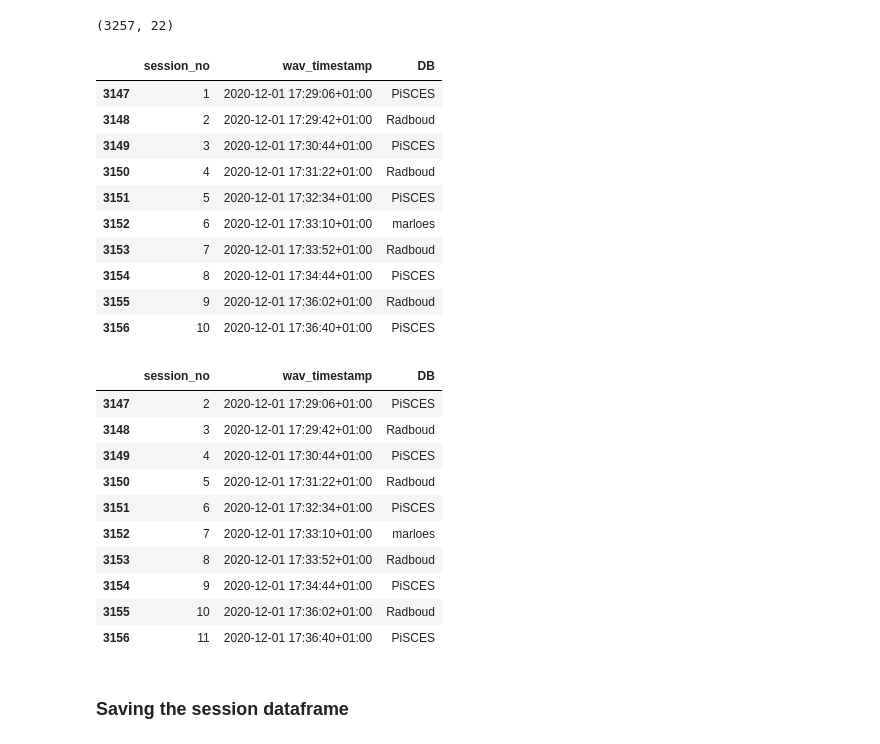
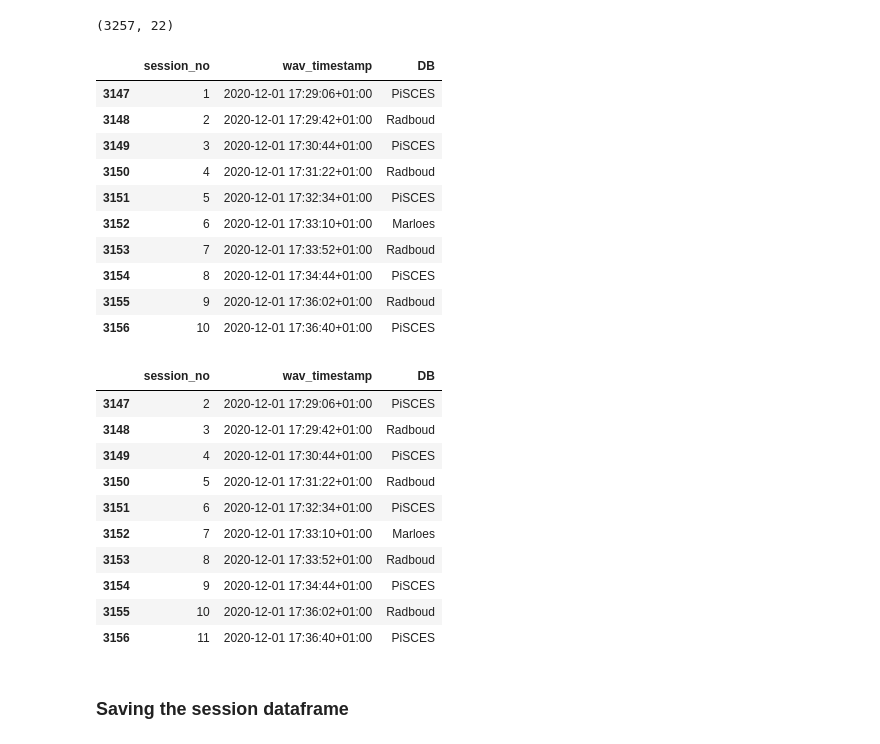
Before and after one commit to predict-idlab/gssp_analysis, a Jupyter notebook: notebooks/0.1_EDA.ipynb, the cells around one changed output. Cells and saved outputs as stored; diff of their text form; code cells hidden in the pictures.

```diff
--- a/notebooks/0.1_EDA.ipynb
+++ b/notebooks/0.1_EDA.ipynb
@@ -343,7 +343,7 @@ for folder in speech_data_session_dir.iterdir():
             ts = pd.Timestamp(wav_file.stat().st_mtime, unit="s", tz="Europe/Brussels")
             metadata_dict["wav_timestamp"] = ts + ts.utcoffset()
             metadata_dict["ID"] = db_folder.parent.name.split("__")[-1]
-            metadata_dict["DB"] = db_folder.name
+            metadata_dict["DB"] = db_folder.name[:1].upper() + db_folder.name[1:]
 
             # also read the json file to fetch the arousal and valence values
             if wav_file.name in wav_json_mapping_dict:
@@ -425,7 +425,7 @@ df_session_tot["session_no"] = df_session_tot.groupby(["ID"])["wav_timestamp"].a
 )
 
 df_session_tot["pic_no"] = None
-pic_mask = df_session_tot.DB != "marloes"
+pic_mask = df_session_tot.DB != "Marloes"
 df_session_tot.loc[pic_mask, "pic_no"] = (
     df_session_tot[pic_mask]
     .groupby(["ID"])
@@ -440,7 +440,7 @@ df_session_tot = df_session_tot.sort_values(
 # In some rare cases, users got the same image twice; we remove the sessions where
 # they got that image for the second time
 duplicated_mask = df_session_tot.duplicated(subset=["ID", "pic_name"], keep="first") & (
-    df_session_tot.DB != "marloes"
+    df_session_tot.DB != "Marloes"
 )
 display(duplicated_mask.value_counts())
 df_session_tot = df_session_tot[~duplicated_mask].copy().reset_index(drop=True)
@@ -530,35 +532,35 @@ display(
     df_session_tot_cleaned[
         df_session_tot_cleaned.ID == "f57eb3a1-bc73-4fb8-9c40-8a31a6b67e34"
     ]
     .sort_values(by="wav_timestamp")[["session_no", "wav_timestamp", "DB"]]
     .iloc[:10]
 )
 
 # this user starts with pisces and has a total of 6 marloes instead of 7
 # for some reason, the first marloes was not stored -> adjust the session_no and DB_no
 df_session_tot_cleaned.loc[
     df_session_tot_cleaned.ID == "f57eb3a1-bc73-4fb8-9c40-8a31a6b67e34", "session_no"
 ] += 1
 df_session_tot_cleaned.loc[
     (df_session_tot_cleaned.ID == ("f57eb3a1-bc73-4fb8-9c40-8a31a6b67e34"))
-    & (df_session_tot_cleaned.DB == "marloes"),
+    & (df_session_tot_cleaned.DB == "Marloes"),
     "DB_no",
 ] += 1
 display(
     df_session_tot_cleaned[
         df_session_tot_cleaned.ID == "f57eb3a1-bc73-4fb8-9c40-8a31a6b67e34"
     ]
     .sort_values(by="wav_timestamp")[["session_no", "wav_timestamp", "DB"]]
     .iloc[:10]
 )
 # %% [output]
 |  | session_no | wav_timestamp | DB |
 | 3147 | 1 | 2020-12-01 17:29:06+01:00 | PiSCES |
 | 3148 | 2 | 2020-12-01 17:29:42+01:00 | Radboud |
 | 3149 | 3 | 2020-12-01 17:30:44+01:00 | PiSCES |
 | 3150 | 4 | 2020-12-01 17:31:22+01:00 | Radboud |
 | 3151 | 5 | 2020-12-01 17:32:34+01:00 | PiSCES |
-| 3152 | 6 | 2020-12-01 17:33:10+01:00 | marloes |
+| 3152 | 6 | 2020-12-01 17:33:10+01:00 | Marloes |
 | 3153 | 7 | 2020-12-01 17:33:52+01:00 | Radboud |
 | 3154 | 8 | 2020-12-01 17:34:44+01:00 | PiSCES |
 | 3155 | 9 | 2020-12-01 17:36:02+01:00 | Radboud |
@@ -569,7 +571,7 @@ display(
 | 3149 | 4 | 2020-12-01 17:30:44+01:00 | PiSCES |
 | 3150 | 5 | 2020-12-01 17:31:22+01:00 | Radboud |
 | 3151 | 6 | 2020-12-01 17:32:34+01:00 | PiSCES |
-| 3152 | 7 | 2020-12-01 17:33:10+01:00 | marloes |
+| 3152 | 7 | 2020-12-01 17:33:10+01:00 | Marloes |
 | 3153 | 8 | 2020-12-01 17:33:52+01:00 | Radboud |
 | 3154 | 9 | 2020-12-01 17:34:44+01:00 | PiSCES |
 | 3155 | 10 | 2020-12-01 17:36:02+01:00 | Radboud |
```
Also changed, not shown: parts of 5 cells of this notebook, 5 other files.
